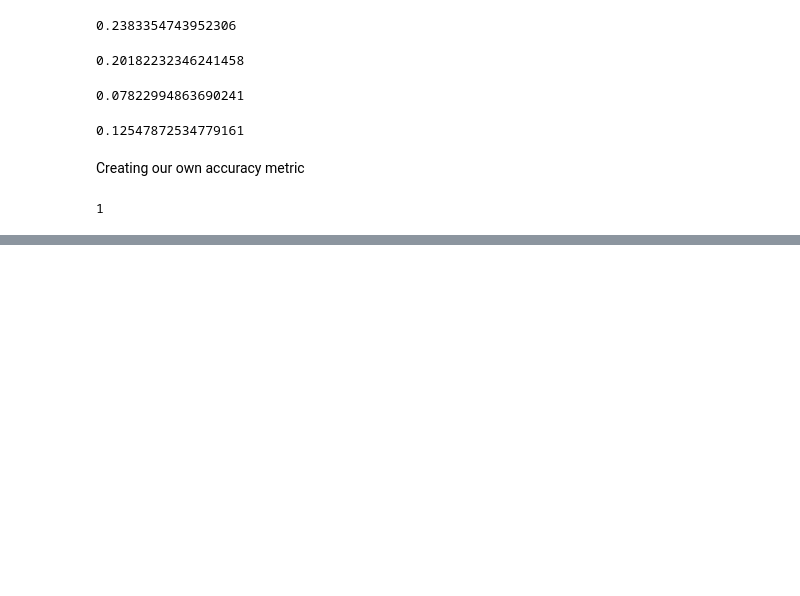
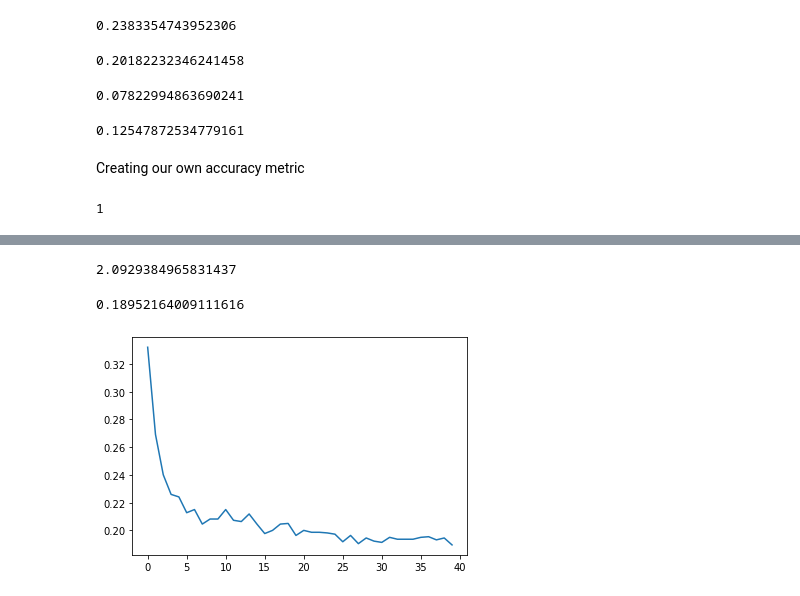
Before and after one commit to akshaypt7/amazon_sales_prediction, a Jupyter notebook: my_project_01_1.ipynb, the cells around one changed output, grey strips where cells are left out. Drawn from its saved outputs; the diff is of its cells as text; code cells hidden in the pictures; blank space fills up the shorter version.

```diff
--- a/my_project_01_1.ipynb
+++ b/my_project_01_1.ipynb
@@ -113,2 +86,0 @@ df_copy['Date'] = df['Order Date'].dt.date
-# %%
-df_copy.drop(['Order Date'], inplace = True, axis = 1)
@@ -854,8 +583,8 @@ int(1.6)
 # %% [output]
 1
 # %%
-def new_pred(y_pred,thres= 0.5):
+def pred(y_pred,thres= 0.5):
   new_pred = np.where((y_pred-int(y_pred)) < thres,int(y_pred), int(y_pred)+1)
   return new_pred
 # %%
-fun = np.vectorize(new_pred)
+new_pred = np.vectorize(pred)
@@ -890,0 +625,14 @@ TypeError: ignored
+# %%
+mae(y_valid,base_y)
+# %% [output]
+2.0929384965831437
+# %%
+preds = np.stack([t.predict(x_valid) for t in rf.estimators_])
+# %%
+mae(new_pred(preds.mean(0),0.42), y_valid)
+# %% [output]
+0.18952164009111616
+# %%
+plt.plot([mae(new_pred(preds[:i+1].mean(0),0.42), y_valid) for i in range(40)]);
+# %% [output]
+[figure, added]
```
Also changed, not shown: parts of 101 cells of this notebook.
